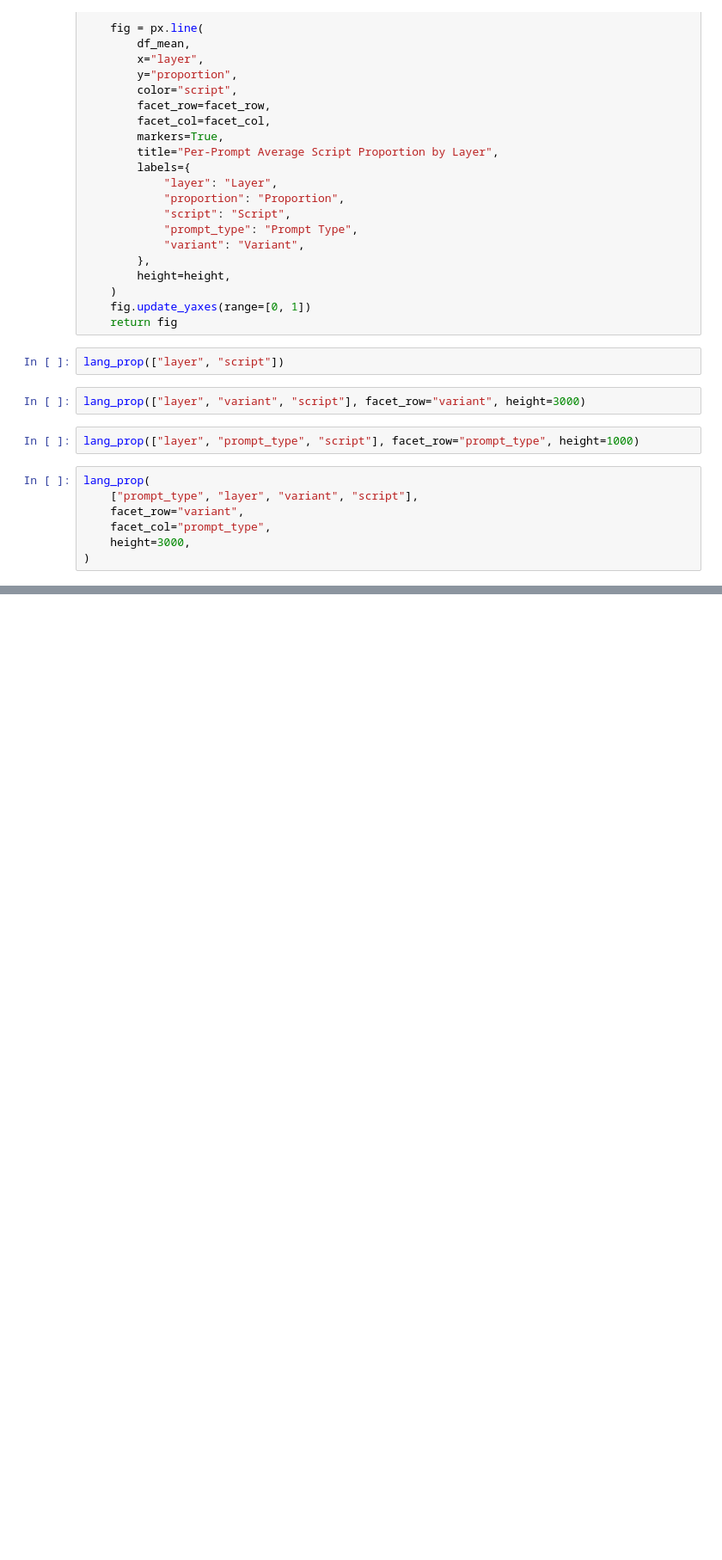
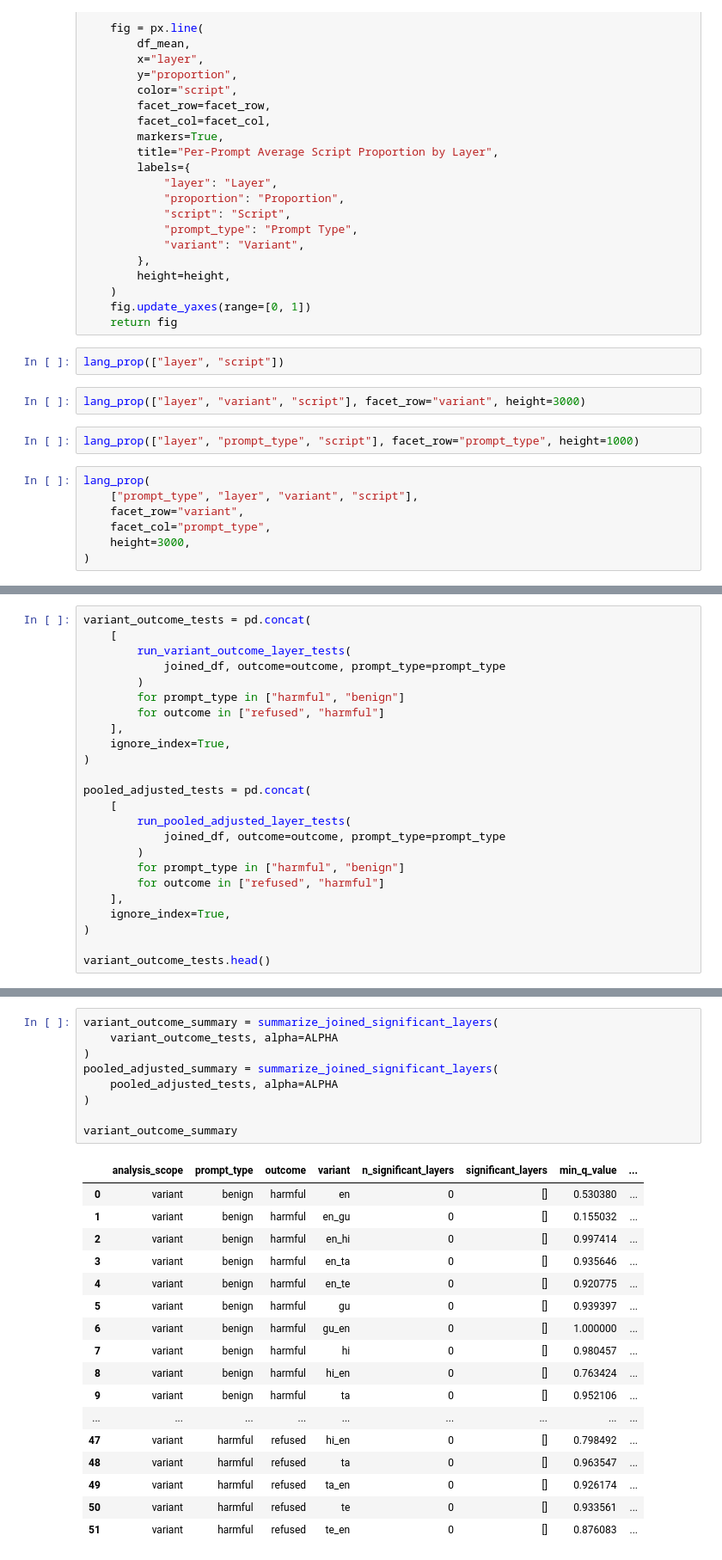
Before and after one commit to majulahsingapuri/hidden-in-plain-script, a Jupyter notebook: rq2.ipynb, the cells around one changed output, grey strips where cells are left out. Shown at 86% size. Cells and saved outputs as stored; diff of their text form; blank space fills up the shorter version.

```diff
--- a/rq2.ipynb
+++ b/rq2.ipynb
@@ -149,0 +364,24 @@ lang_prop(
+# %%
+variant_outcome_tests = pd.concat(
+    [
+        run_variant_outcome_layer_tests(
+            joined_df, outcome=outcome, prompt_type=prompt_type
+        )
+        for prompt_type in ["harmful", "benign"]
+        for outcome in ["refused", "harmful"]
+    ],
+    ignore_index=True,
+)
+
+pooled_adjusted_tests = pd.concat(
+    [
+        run_pooled_adjusted_layer_tests(
+            joined_df, outcome=outcome, prompt_type=prompt_type
+        )
+        for prompt_type in ["harmful", "benign"]
+        for outcome in ["refused", "harmful"]
+    ],
+    ignore_index=True,
+)
+
+variant_outcome_tests.head()
@@ -149,0 +395,27 @@ lang_prop(
+# %%
+variant_outcome_summary = summarize_joined_significant_layers(
+    variant_outcome_tests, alpha=ALPHA
+)
+pooled_adjusted_summary = summarize_joined_significant_layers(
+    pooled_adjusted_tests, alpha=ALPHA
+)
+
+variant_outcome_summary
+# %% [output]
+|  | analysis_scope | prompt_type | outcome | variant | n_significant_layers | significant_layers | min_q_value | ... |
+| 0 | variant | benign | harmful | en | 0 | [] | 0.530380 | ... |
+| 1 | variant | benign | harmful | en_gu | 0 | [] | 0.155032 | ... |
+| 2 | variant | benign | harmful | en_hi | 0 | [] | 0.997414 | ... |
+| 3 | variant | benign | harmful | en_ta | 0 | [] | 0.935646 | ... |
+| 4 | variant | benign | harmful | en_te | 0 | [] | 0.920775 | ... |
+| 5 | variant | benign | harmful | gu | 0 | [] | 0.939397 | ... |
+| 6 | variant | benign | harmful | gu_en | 0 | [] | 1.000000 | ... |
+| 7 | variant | benign | harmful | hi | 0 | [] | 0.980457 | ... |
+| 8 | variant | benign | harmful | hi_en | 0 | [] | 0.763424 | ... |
+| 9 | variant | benign | harmful | ta | 0 | [] | 0.952106 | ... |
+| ... | ... | ... | ... | ... | ... | ... | ... | ... |
+| 47 | variant | harmful | refused | hi_en | 0 | [] | 0.798492 | ... |
+| 48 | variant | harmful | refused | ta | 0 | [] | 0.963547 | ... |
+| 49 | variant | harmful | refused | ta_en | 0 | [] | 0.926174 | ... |
+| 50 | variant | harmful | refused | te | 0 | [] | 0.933561 | ... |
+| 51 | variant | harmful | refused | te_en | 0 | [] | 0.876083 | ... |
```
Also changed, not shown: parts of 28 cells of this notebook, 18 other files.
